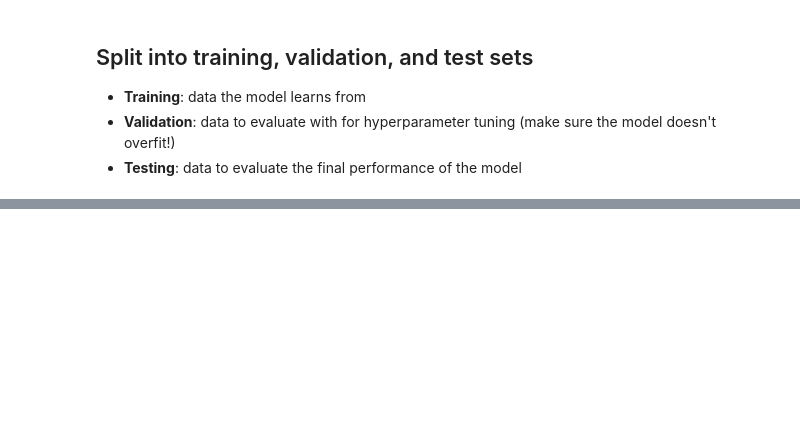
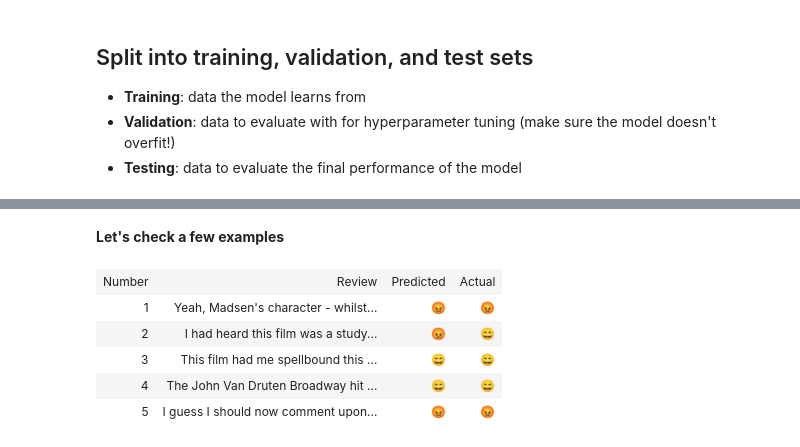
Before and after one commit to scoutbee/pytorch-nlp-notebooks, a Jupyter notebook: 1_BoW_text_classification.ipynb, the cells around one changed output, grey strips where cells are left out. Cells and saved outputs as stored; diff of their text form; code cells hidden in the pictures; blank space fills up the shorter version.

```diff
--- a/1_BoW_text_classification.ipynb
+++ b/1_BoW_text_classification.ipynb
@@ -219,4 +213,9 @@ def build_bow_vector(sequence, idx2token):
         else:
             vector[token_idx] += 1
     return vector
+# %%
+# Set parameters
+
+MAX_LEN = 128 #@param [64, 256, 512, 1024] {allow-input: true}
+MAX_VOCAB = 1000 #@param [1000, 5000, 10000, 100000] {allow-input: true}
 # %%
@@ -592,0 +610,22 @@ Stopping early
+# %%
+bow_model.eval()
+test_accuracy, n_examples = 0, 0
+y_true, y_pred = [], []
+input_type = 'bow'
+
+with torch.no_grad():
+    for seq, bow, tfidf, target, text in test_loader:
+        inputs = bow
+        probs = bow_model(inputs)
+        if input_type == 'tdidf':
+            inputs = tfidf
+            probs = tfidf_model(inputs)
+
+        probs = probs.detach().cpu().numpy()
+        predictions = np.argmax(probs, axis=1)
+        target = target.cpu().numpy()
+
+        y_true.extend(predictions)
+        y_pred.extend(target)
+
+print(classification_report(y_true, y_pred))
@@ -592,0 +641,2 @@ Stopping early
+# %% [markdown]
+**Let's check a few examples**
@@ -592,0 +693,9 @@ Stopping early
+# %%
+print_random_prediction(bow_model, n=5, input_type='bow')
+# %% [output]
+| Number | Review | Predicted | Actual |
+| 1 | Yeah, Madsen's character - whilst... | 😡 | 😡 |
+| 2 | I had heard this film was a study... | 😡 | 😄 |
+| 3 | This film had me spellbound this ... | 😄 | 😄 |
+| 4 | The John Van Druten Broadway hit ... | 😄 | 😄 |
+| 5 | I guess I should now comment upon... | 😡 | 😡 |
```
Also changed, not shown: parts of 68 cells of this notebook, 5 other files.
